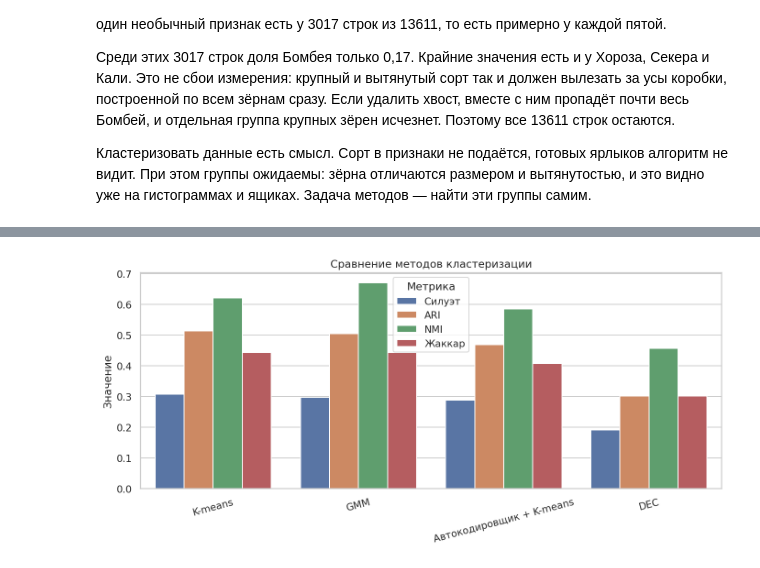
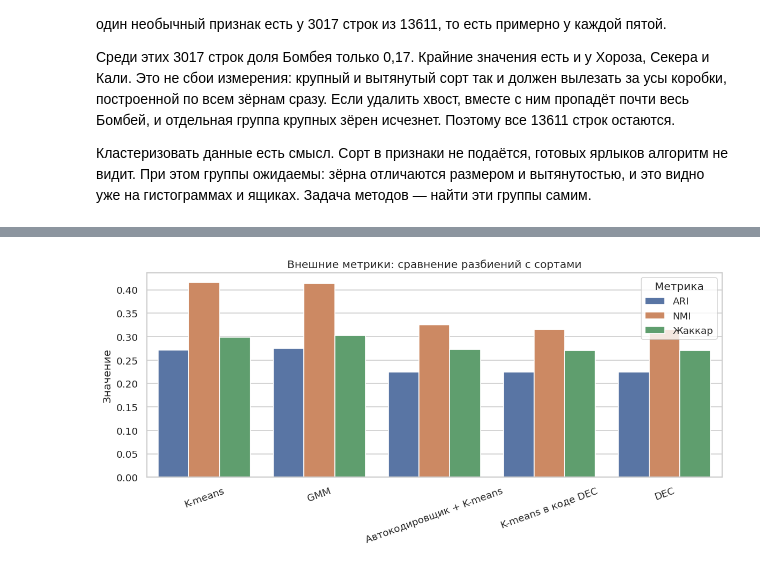
Before and after one commit to AHTOH-CODER/ML_LAB_3, a Jupyter notebook: lab_3.ipynb, the cells around one changed output, grey strips where cells are left out. Saved outputs shown, nothing was run; the diff lists cells and outputs as text; code cells hidden in the pictures.

```diff
--- a/lab_3.ipynb
+++ b/lab_3.ipynb
@@ -456,8 +650,10 @@ def jaccard_index(y_true, y_pred):
     return float(true_positive / denominator)
 
 
-def clustering_metrics(name, labels, centers):
-    points = np.asarray(x_scaled)
+def clustering_metrics(name, labels, centers, points, space):
+    points = np.asarray(points)
+    labels = np.asarray(labels)
+    centers = np.asarray(centers)
     intra = []
     for index, center in enumerate(centers):
         members = points[labels == index]
@@ -468,10 +664,11 @@ def clustering_metrics(name, labels, centers):
     upper = distances[np.triu_indices(len(centers), k=1)]
     return {
         "Модель": name,
-        "Силуэт": float(silhouette_score(points, labels, sample_size=3000, random_state=RANDOM_STATE)),
+        "пространство": space,
+        "Силуэт": fixed_silhouette(points, labels),
         "Calinski-Harabasz": float(calinski_harabasz_score(points, labels)),
         "Davies-Bouldin": float(davies_bouldin_score(points, labels)),
-        "Среднее внутри кластера": float(np.mean(intra)),
+        "Среднее внутри кластера": float(np.mean(intra)) if intra else np.nan,
         "Среднее между центрами": float(np.mean(upper)),
         "Минимум между центрами": float(np.min(upper)),
         "Rand": float(rand_score(y, labels)),
@@ -496,7 +693,7 @@ for covariance in ("spherical", "diag", "tied", "full"):
         random_state=RANDOM_STATE,
     )
     labels = model.fit_predict(x_scaled)
-    score = float(silhouette_score(x_scaled, labels, sample_size=3000, random_state=RANDOM_STATE))
+    score = fixed_silhouette(x_scaled, labels)
     covariance_rows.append({"ковариация": covariance, "силуэт": score, "BIC": float(model.bic(x_scaled))})
     gmm_models[covariance] = (model, labels)
 
@@ -506,8 +703,8 @@ gmm, gmm_labels = gmm_models[best_covariance]
 gmm_centers = gmm.means_
 
 metric_rows = [
-    clustering_metrics("K-means", kmeans_labels, kmeans_centers),
-    clustering_metrics("GMM", gmm_labels, gmm_centers),
+    clustering_metrics("K-means", kmeans_labels, kmeans_centers, x_scaled, "исходные признаки"),
+    clustering_metrics("GMM", gmm_labels, gmm_centers, x_scaled, "исходные признаки"),
 ]
 metrics = pd.DataFrame(metric_rows).set_index("Модель")
 metrics.to_csv(OUTPUT_DIR / "metrics_classical.csv", encoding="utf-8-sig")
@@ -533,4 +730,12 @@ crosstab = pd.crosstab(
 )
 crosstab.to_csv(OUTPUT_DIR / "kmeans_crosstab.csv", encoding="utf-8-sig")
 display(crosstab)
+
+cluster_spread = pd.DataFrame({
+    "признак": [LABELS[column] for column in kept],
+    "доля дисперсии между кластерами K-means": [eta_squared(raw[column], kmeans_labels) for column in kept],
+    "доля дисперсии между сортами": [eta_squared(raw[column], y) for column in kept],
+}).sort_values("доля дисперсии между кластерами K-means", ascending=False)
+cluster_spread.to_csv(OUTPUT_DIR / "cluster_spread.csv", index=False, encoding="utf-8-sig")
+display(cluster_spread.round(3))
 # %% [output]
@@ -866,17 +1100,17 @@ final_table = pd.concat([metrics, deep_metrics])
 final_table.to_csv(OUTPUT_DIR / "metrics_all.csv", encoding="utf-8-sig")
 display(final_table.round(3))
 
-plot_frame = final_table.reset_index().melt(
-    id_vars="Модель",
-    value_vars=["Силуэт", "ARI", "NMI", "Жаккар"],
+external = final_table.reset_index().melt(
+    id_vars=["Модель", "пространство"],
+    value_vars=["ARI", "NMI", "Жаккар"],
     var_name="Метрика",
     value_name="Значение",
 )
 fig, ax = plt.subplots(figsize=(10, 4.8))
-sns.barplot(data=plot_frame, x="Модель", y="Значение", hue="Метрика", ax=ax)
+sns.barplot(data=external, x="Модель", y="Значение", hue="Метрика", ax=ax)
 ax.set_xlabel("")
-ax.tick_params(axis="x", rotation=15)
-ax.set_title("Сравнение методов кластеризации")
+ax.tick_params(axis="x", rotation=20)
+ax.set_title("Внешние метрики: сравнение разбиений с сортами")
 fig.tight_layout()
 fig.savefig(OUTPUT_DIR / "11_comparison.png", bbox_inches="tight")
 plt.show()
@@ -890,4 +1125,4 @@ plt.show()
-[figure, old version]
+[figure, new version]
 # %% [markdown]
 ---
 ## Сравнительный анализ
```
Also changed, not shown: parts of 21 cells of this notebook, 24 other files.
